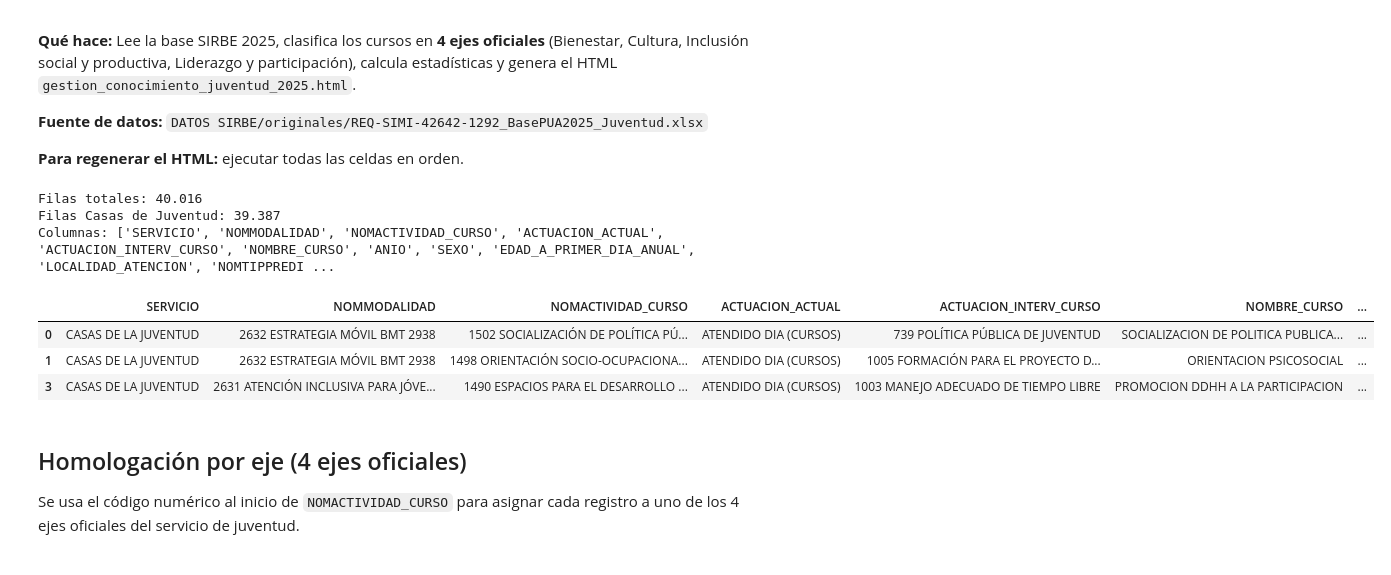
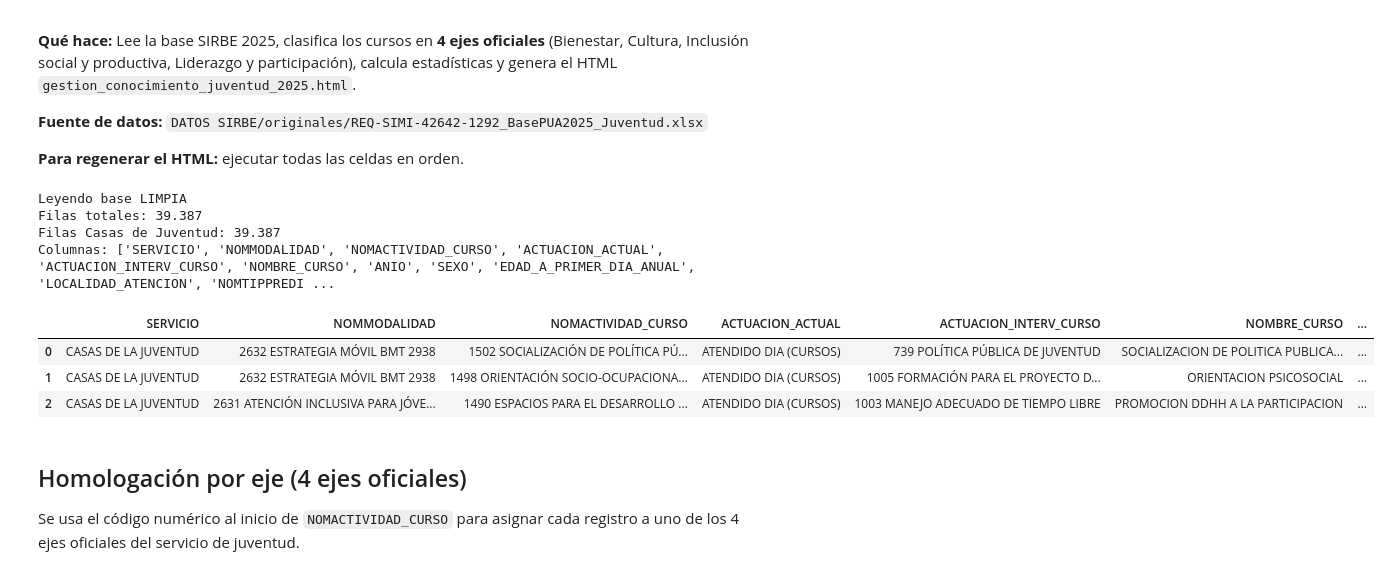
Before and after one commit to SDIS-Juventud/gestor-conocimiento-2025, a Jupyter notebook: generar_gc_juventud.ipynb, the cells around one changed output. Cells and saved outputs as stored; diff of their text form; code cells hidden in the pictures.

```diff
--- a/generar_gc_juventud.ipynb
+++ b/generar_gc_juventud.ipynb
@@ -9,30 +9,38 @@
 # %%
 # Carga de datos
 import pandas as pd
 import os, re, unicodedata
 from datetime import datetime
 
 BASE = os.path.dirname(os.path.abspath("__file__"))
 PROYECTO = os.path.dirname(BASE)
-RUTA_DATOS = os.path.join(PROYECTO, "DATOS SIRBE", "originales",
+# Primero intenta leer la base limpia, si no existe lee la original
+RUTA_LIMPIA = os.path.join(PROYECTO, "DATOS SIRBE", "intermedias", "sirbe_2025_limpio.xlsx")
+RUTA_ORIGINAL = os.path.join(PROYECTO, "DATOS SIRBE", "originales",
                           "REQ-SIMI-42642-1292_BasePUA2025_Juventud.xlsx")
 
-df_raw = pd.read_excel(RUTA_DATOS, sheet_name="Sheet 1")
+if os.path.exists(RUTA_LIMPIA):
+    df_raw = pd.read_excel(RUTA_LIMPIA)
+    print("Leyendo base LIMPIA")
+else:
+    df_raw = pd.read_excel(RUTA_ORIGINAL, sheet_name="Sheet 1")
+    print("Leyendo base ORIGINAL (ejecutar limpieza_sirbe_2025.ipynb primero)")
 print(f"Filas totales: {len(df_raw):,.0f}".replace(",", "."))
 
 # Filtrar solo Casas de Juventud (Forjar se trabajará aparte)
 df = df_raw[df_raw["SERVICIO"] == "CASAS DE LA JUVENTUD"].copy()
 print(f"Filas Casas de Juventud: {len(df):,.0f}".replace(",", "."))
 print(f"Columnas: {list(df.columns)}")
 df.head(3)
 # %% [output]
-Filas totales: 40.016
+Leyendo base LIMPIA
+Filas totales: 39.387
 Filas Casas de Juventud: 39.387
 Columnas: ['SERVICIO', 'NOMMODALIDAD', 'NOMACTIVIDAD_CURSO', 'ACTUACION_ACTUAL', 'ACTUACION_INTERV_CURSO', 'NOMBRE_CURSO', 'ANIO', 'SEXO', 'EDAD_A_PRIMER_DIA_ANUAL', 'LOCALIDAD_ATENCION', 'NOMTIPPREDI ...
 |  | SERVICIO | NOMMODALIDAD | NOMACTIVIDAD_CURSO | ACTUACION_ACTUAL | ACTUACION_INTERV_CURSO | NOMBRE_CURSO | ... |
 | 0 | CASAS DE LA JUVENTUD | 2632 ESTRATEGIA MÓVIL BMT 2938 | 1502 SOCIALIZACIÓN DE POLÍTICA PÚ... | ATENDIDO DIA (CURSOS) | 739 POLÍTICA PÚBLICA DE JUVENTUD | SOCIALIZACION DE POLITICA PUBLICA... | ... |
 | 1 | CASAS DE LA JUVENTUD | 2632 ESTRATEGIA MÓVIL BMT 2938 | 1498 ORIENTACIÓN SOCIO-OCUPACIONA... | ATENDIDO DIA (CURSOS) | 1005 FORMACIÓN PARA EL PROYECTO D... | ORIENTACION PSICOSOCIAL | ... |
-| 3 | CASAS DE LA JUVENTUD | 2631 ATENCIÓN INCLUSIVA PARA JÓVE... | 1490 ESPACIOS PARA EL DESARROLLO ... | ATENDIDO DIA (CURSOS) | 1003 MANEJO ADECUADO DE TIEMPO LIBRE | PROMOCION DDHH A LA PARTICIPACION | ... |
+| 2 | CASAS DE LA JUVENTUD | 2631 ATENCIÓN INCLUSIVA PARA JÓVE... | 1490 ESPACIOS PARA EL DESARROLLO ... | ATENDIDO DIA (CURSOS) | 1003 MANEJO ADECUADO DE TIEMPO LIBRE | PROMOCION DDHH A LA PARTICIPACION | ... |
 # %% [markdown]
 ## Homologación por eje (4 ejes oficiales)
 
```
Also changed, not shown: 6 other files.
